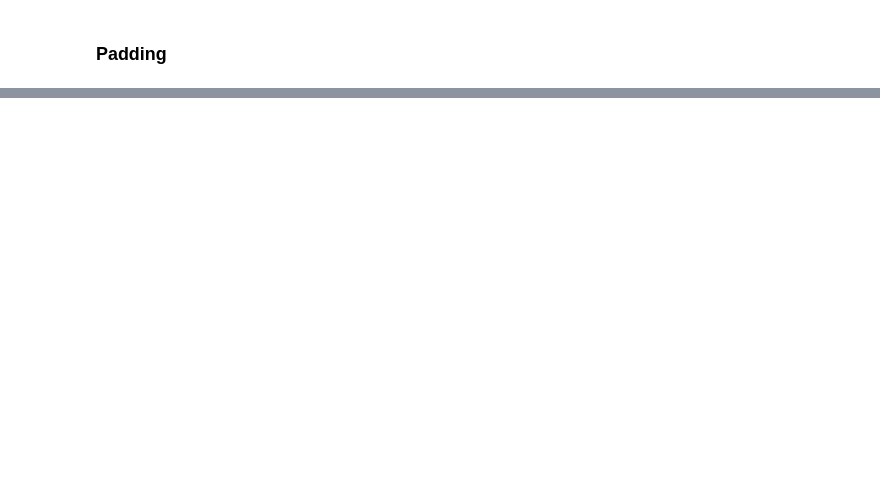
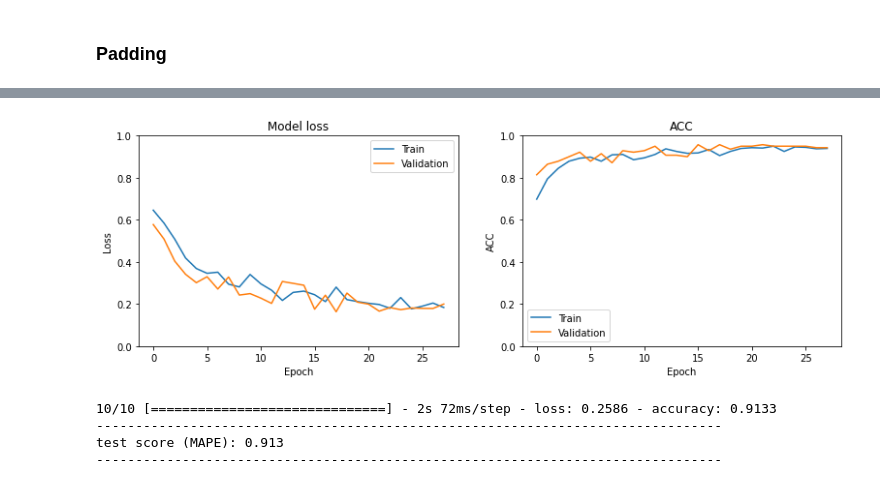
Before and after one commit to EddyEdzwan/StopFAIke, a Jupyter notebook: notebooks/JS_kaggle_Bisaillon.ipynb, the cells around one changed output, grey strips where cells are left out. Drawn from its saved outputs; the diff is of its cells as text; code cells hidden in the pictures; blank space fills up the shorter version.

```diff
--- a/notebooks/JS_kaggle_Bisaillon.ipynb
+++ b/notebooks/JS_kaggle_Bisaillon.ipynb
@@ -342,6 +444,6 @@ X_train_embed.shape
 # %%
-X_train_pad = pad_sequences(X_train_token, dtype='float32', padding='post')
-X_test_pad = pad_sequences(X_test_token, dtype='float32', padding='post')
+X_train_pad = pad_sequences(X_train_embed, dtype='float32', padding='post')
+X_test_pad = pad_sequences(X_test_embed, dtype='float32', padding='post')
 # X_test_pad = pad_sequences(X_test_token, maxlen=X_train_pad.shape[1], dtype='float32', padding='post')
 
 print('-'*80)
@@ -356,9 +466,10 @@ print('-'*80)
 # %%
 def init_model():
 
-    embedding_size = 5
+    embedding_size = 10
 
     model = tf.keras.models.Sequential()
+    model.add(tf.keras.layers.Masking())
     model.add(tf.keras.layers.LSTM(20, activation='tanh'))
     model.add(tf.keras.layers.Dense(5, activation='relu'))
     model.add(tf.keras.layers.Dense(1, activation="sigmoid"))
@@ -377,6 +488,6 @@ history = model.fit(X_train_pad,
                   y_train,
                   validation_split=0.2,
                   batch_size=64,
-                  epochs=2,
+                  epochs=30,
                   callbacks=[es],
                   verbose=1)
@@ -382,0 +512,36 @@ history = model.fit(X_train_pad,
+# %%
+def plot_loss(history, title=None):
+    fig, (ax1, ax2) = plt.subplots(1,2, figsize=(13,4))
+    ax1.plot(history.history['loss'])
+    ax1.plot(history.history['val_loss'])
+    ax1.set_title('Model loss')
+    ax1.set_ylabel('Loss')
+    ax1.set_xlabel('Epoch')
+    ax1.set_ylim(ymin=0, ymax=1)
+    ax1.legend(['Train', 'Validation'], loc='best')
+
+    ax2.plot(history.history['accuracy'])
+    ax2.plot(history.history['val_accuracy'])
+    ax2.set_title('ACC')
+    ax2.set_ylabel('ACC')
+    ax2.set_xlabel('Epoch')
+    ax2.set_ylim(ymin=0, ymax=1)
+    ax2.legend(['Train', 'Validation'], loc='best')
+    if title:
+        fig.suptitle(title)
+    plt.show()
+# %%
+plot_loss(history, title=None)
+# %% [output]
+[figure, added]
+# %%
+results = model.evaluate(X_test_pad, y_test)
+
+print('-'*80)
+print(f"test score (MAPE): {results[1]:.3f}")
+print('-'*80)
+# %% [output]
+10/10 [==============================] - 2s 72ms/step - loss: 0.2586 - accuracy: 0.9133
+--------------------------------------------------------------------------------
+test score (MAPE): 0.913
+--------------------------------------------------------------------------------
```
Also changed, not shown: parts of 32 cells of this notebook.
